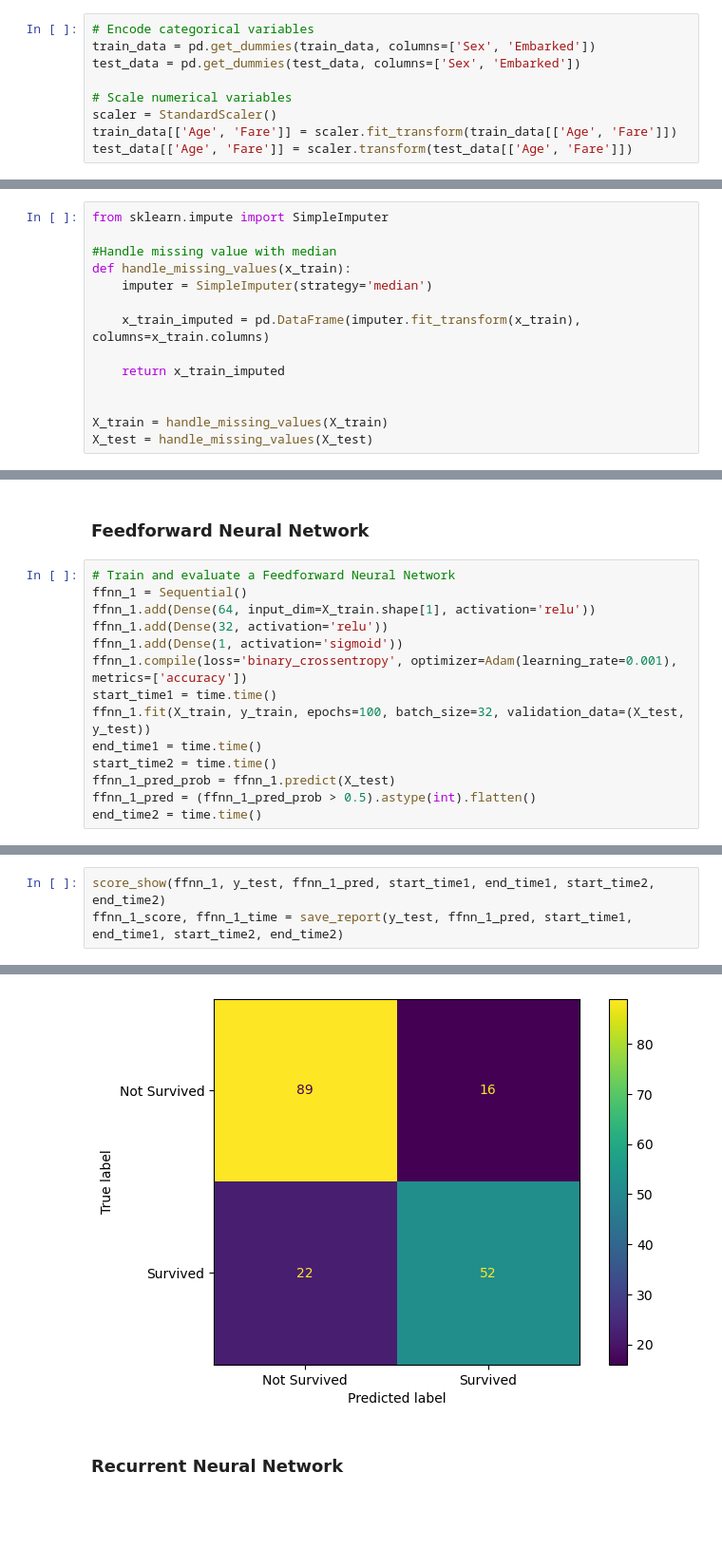
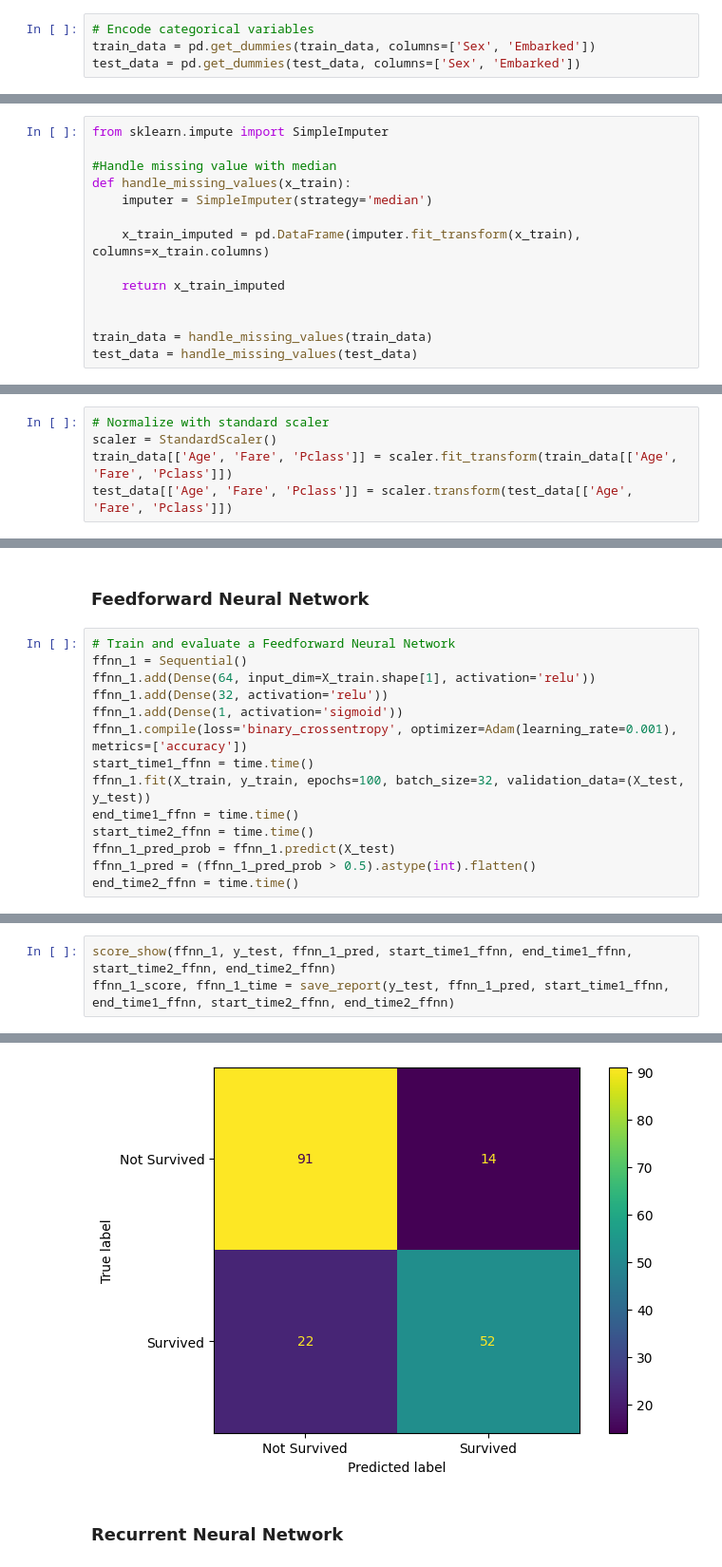
Before and after one commit to giabao1912/Final_Machine_Learning, a Jupyter notebook: Question2/Question2_Group.ipynb, the cells around one changed output, grey strips where cells are left out. Shown at 95% size. Cells and saved outputs as stored; diff of their text form; blank space fills up the shorter version.

```diff
--- a/Question2/Question2_Group.ipynb
+++ b/Question2/Question2_Group.ipynb
@@ -278,8 +297,3 @@ test_data.drop(['PassengerId', 'Name', 'Ticket', 'Cabin'], axis=1, inplace=True)
 # Encode categorical variables
 train_data = pd.get_dummies(train_data, columns=['Sex', 'Embarked'])
 test_data = pd.get_dummies(test_data, columns=['Sex', 'Embarked'])
-
-# Scale numerical variables
-scaler = StandardScaler()
-train_data[['Age', 'Fare']] = scaler.fit_transform(train_data[['Age', 'Fare']])
-test_data[['Age', 'Fare']] = scaler.transform(test_data[['Age', 'Fare']])
@@ -304,8 +311,8 @@ def handle_missing_values(x_train):
     return x_train_imputed
 
 
-X_train = handle_missing_values(X_train)
-X_test = handle_missing_values(X_test)
+train_data = handle_missing_values(train_data)
+test_data = handle_missing_values(test_data)
 # %%
 #Check missing value
 def display_missing(data):
@@ -328,0 +339,5 @@ Embarked_3 column missing values: 0
+# %%
+# Normalize with standard scaler
+scaler = StandardScaler()
+train_data[['Age', 'Fare', 'Pclass']] = scaler.fit_transform(train_data[['Age', 'Fare', 'Pclass']])
+test_data[['Age', 'Fare', 'Pclass']] = scaler.transform(test_data[['Age', 'Fare', 'Pclass']])
@@ -778,12 +801,12 @@ ffnn_1.add(Dense(64, input_dim=X_train.shape[1], activation='relu'))
 ffnn_1.add(Dense(32, activation='relu'))
 ffnn_1.add(Dense(1, activation='sigmoid'))
 ffnn_1.compile(loss='binary_crossentropy', optimizer=Adam(learning_rate=0.001), metrics=['accuracy'])
-start_time1 = time.time()
+start_time1_ffnn = time.time()
 ffnn_1.fit(X_train, y_train, epochs=100, batch_size=32, validation_data=(X_test, y_test))
-end_time1 = time.time()
-start_time2 = time.time()
+end_time1_ffnn = time.time()
+start_time2_ffnn = time.time()
 ffnn_1_pred_prob = ffnn_1.predict(X_test)
 ffnn_1_pred = (ffnn_1_pred_prob > 0.5).astype(int).flatten()
-end_time2 = time.time()
+end_time2_ffnn = time.time()
 # %% [output]
 Epoch 1/100
@@ -805,7 +828,7 @@ Epoch 100/100
 6/6 [==============================] - 0s 2ms/step
 # %%
-score_show(ffnn_1, y_test, ffnn_1_pred, start_time1, end_time1, start_time2, end_time2)
-ffnn_1_score, ffnn_1_time = save_report(y_test, ffnn_1_pred, start_time1, end_time1, start_time2, end_time2)
+score_show(ffnn_1, y_test, ffnn_1_pred, start_time1_ffnn, end_time1_ffnn, start_time2_ffnn, end_time2_ffnn)
+ffnn_1_score, ffnn_1_time = save_report(y_test, ffnn_1_pred, start_time1_ffnn, end_time1_ffnn, start_time2_ffnn, end_time2_ffnn)
 # %% [output]
               precision    recall  f1-score   support
 
@@ -827,4 +850,4 @@ Testing time: 0.11 (s)
-[figure, old version]
+[figure, new version]
 # %% [markdown]
 ### Recurrent Neural Network
 # %%
```
Also changed, not shown: parts of 59 cells of this notebook.
